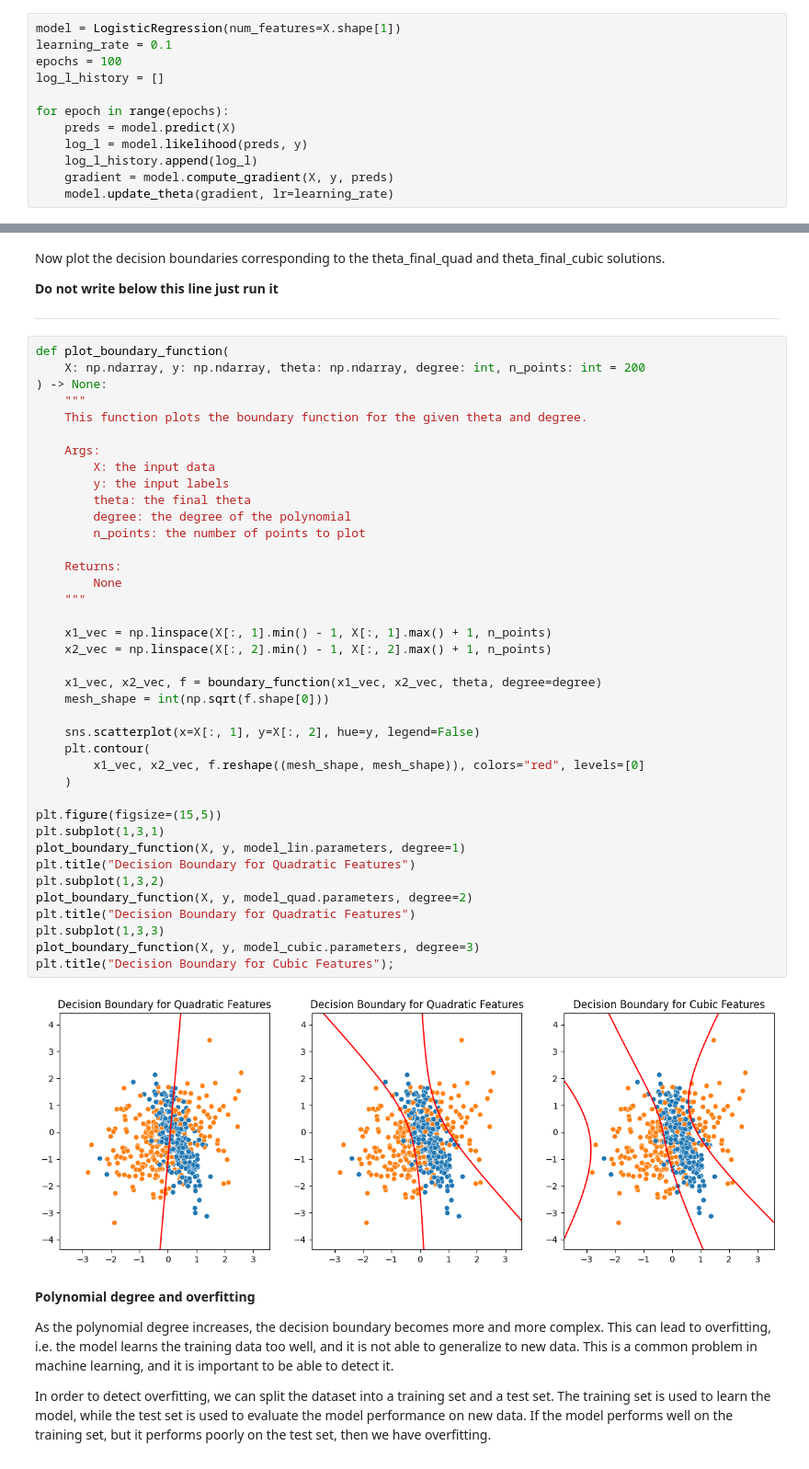
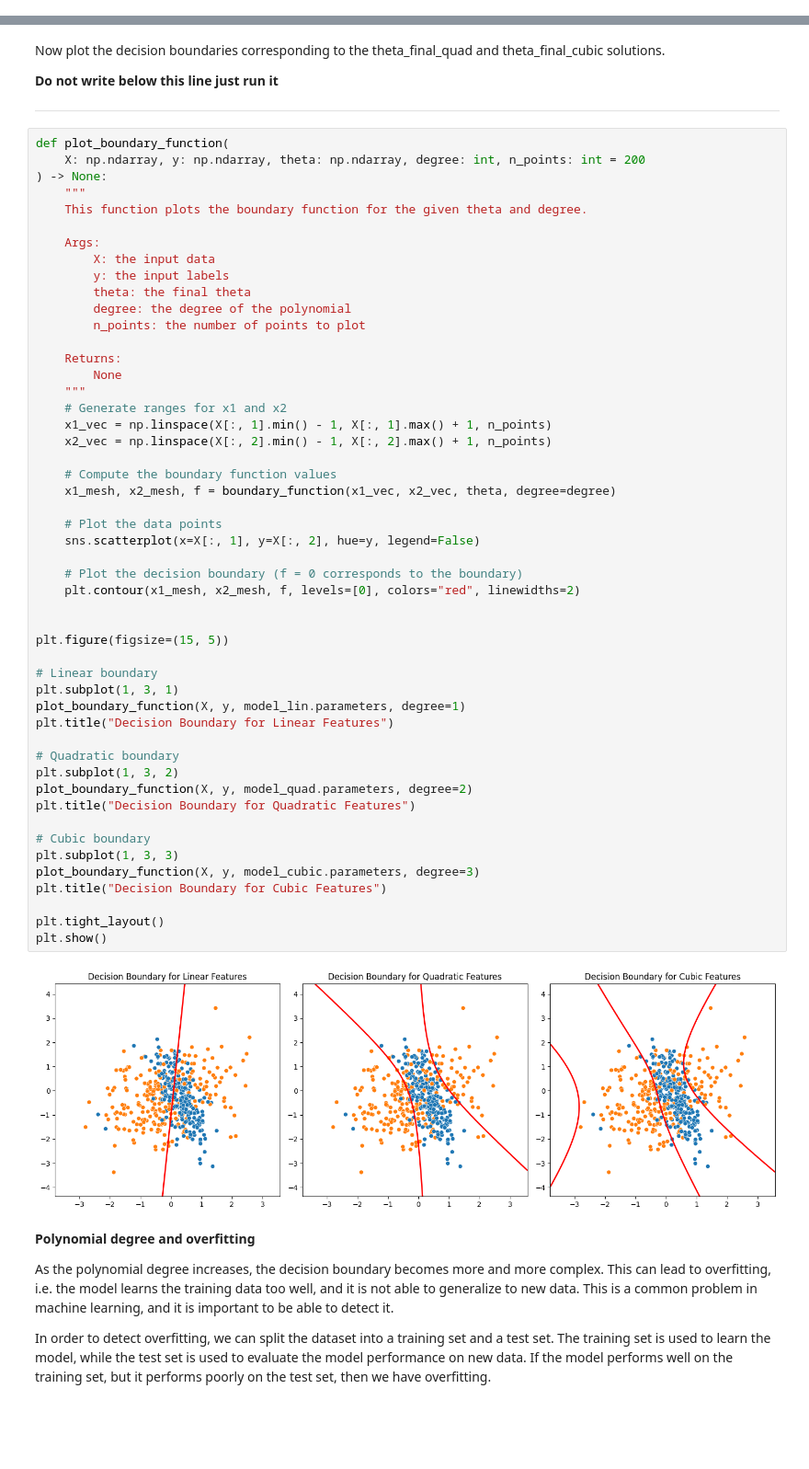
Before and after one commit to sezermzgl/FDS-HW2, a Jupyter notebook: HW2.ipynb, the cells around one changed output, grey strips where cells are left out. Shown: that part at 92% size. Saved outputs shown, nothing was run; the diff lists cells and outputs as text; blank space fills up the shorter version.

```diff
--- a/HW2.ipynb
+++ b/HW2.ipynb
@@ -296,18 +296,6 @@ model = LogisticRegression(num_features=X.shape[1])
 # Run Gradient Ascent method
 n_iter = 50
 log_l_history, _ = fit(model, X, y, lr=0.5, num_steps=n_iter)
-# %%
-model = LogisticRegression(num_features=X.shape[1])
-learning_rate = 0.1
-epochs = 100
-log_l_history = []
-
-for epoch in range(epochs):
-    preds = model.predict(X)
-    log_l = model.likelihood(preds, y)
-    log_l_history.append(log_l)
-    gradient = model.compute_gradient(X, y, preds)
-    model.update_theta(gradient, lr=learning_rate)
 # %% [markdown]
 Let's plot the log likelihood over different iterations:
 # %%
@@ -560,44 +582,55 @@ Now plot the decision boundaries corresponding to the theta_final_quad and theta
 # %%
 def plot_boundary_function(
     X: np.ndarray, y: np.ndarray, theta: np.ndarray, degree: int, n_points: int = 200
 ) -> None:
     """
     This function plots the boundary function for the given theta and degree.
 
     Args:
         X: the input data
         y: the input labels
         theta: the final theta
         degree: the degree of the polynomial
         n_points: the number of points to plot
 
     Returns:
         None
     """
-
+    # Generate ranges for x1 and x2
     x1_vec = np.linspace(X[:, 1].min() - 1, X[:, 1].max() + 1, n_points)
     x2_vec = np.linspace(X[:, 2].min() - 1, X[:, 2].max() + 1, n_points)
 
-    x1_vec, x2_vec, f = boundary_function(x1_vec, x2_vec, theta, degree=degree)
-    mesh_shape = int(np.sqrt(f.shape[0]))
+    # Compute the boundary function values
+    x1_mesh, x2_mesh, f = boundary_function(x1_vec, x2_vec, theta, degree=degree)
 
+    # Plot the data points
     sns.scatterplot(x=X[:, 1], y=X[:, 2], hue=y, legend=False)
-    plt.contour(
-        x1_vec, x2_vec, f.reshape((mesh_shape, mesh_shape)), colors="red", levels=[0]
-    )
 
-plt.figure(figsize=(15,5))
-plt.subplot(1,3,1)
+    # Plot the decision boundary (f = 0 corresponds to the boundary)
+    plt.contour(x1_mesh, x2_mesh, f, levels=[0], colors="red", linewidths=2)
+
+
+plt.figure(figsize=(15, 5))
+
+# Linear boundary
+plt.subplot(1, 3, 1)
 plot_boundary_function(X, y, model_lin.parameters, degree=1)
-plt.title("Decision Boundary for Quadratic Features")
-plt.subplot(1,3,2)
+plt.title("Decision Boundary for Linear Features")
+
+# Quadratic boundary
+plt.subplot(1, 3, 2)
 plot_boundary_function(X, y, model_quad.parameters, degree=2)
 plt.title("Decision Boundary for Quadratic Features")
-plt.subplot(1,3,3)
+
+# Cubic boundary
+plt.subplot(1, 3, 3)
 plot_boundary_function(X, y, model_cubic.parameters, degree=3)
-plt.title("Decision Boundary for Cubic Features");
+plt.title("Decision Boundary for Cubic Features")
+
+plt.tight_layout()
+plt.show()
 # %% [output]
-[figure, old version]
+[figure, new version]
 # %% [markdown]
 **Polynomial degree and overfitting**
 
```
Also changed, not shown: parts of 22 cells of this notebook, 11 other files.
